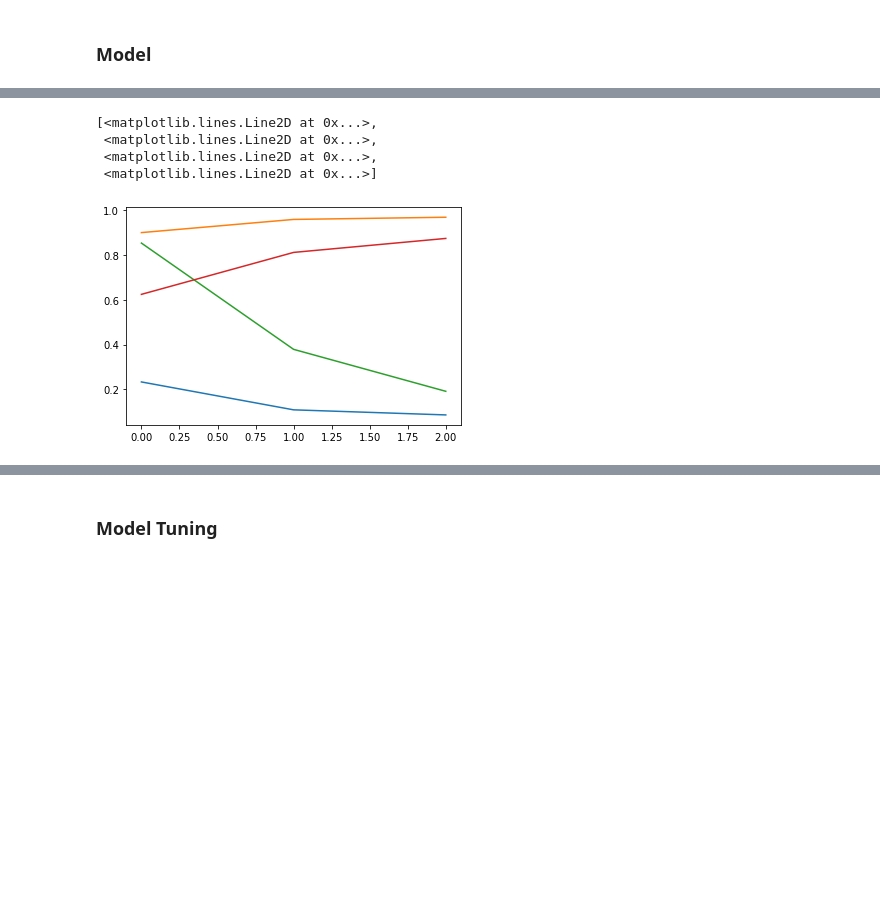
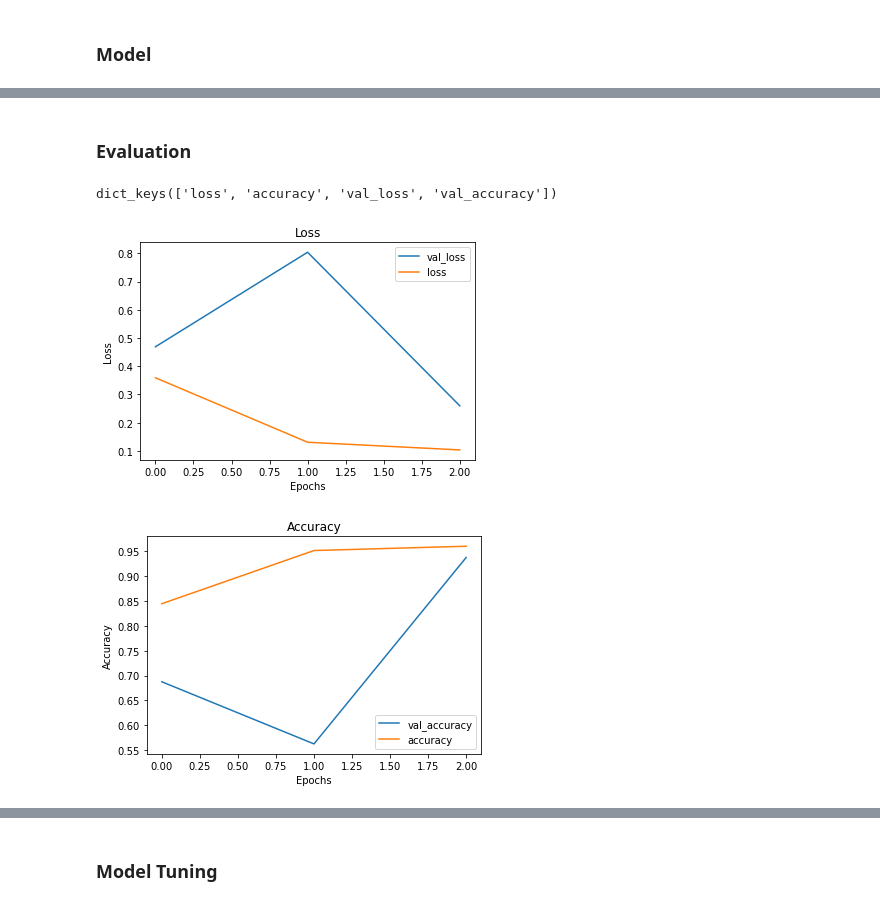
Before and after one commit to edejesus196/Chest_X-Ray_Images, a Jupyter notebook: main_notebook.ipynb, the cells around one changed output, grey strips where cells are left out. Saved outputs shown, nothing was run; the diff lists cells and outputs as text; code cells hidden in the pictures; blank space fills up the shorter version.

```diff
--- a/main_notebook.ipynb
+++ b/main_notebook.ipynb
@@ -18,15 +18,15 @@ val_data_dir = "chest_xray/val"
 
 idg = ImageDataGenerator(rescale=1./255)
 
-train_generator = idg.flow_from_directory(train_data_dir,
+train_generator = idg.flow_from_directory(train_data_dir, color_mode = 'grayscale',
                                           target_size =(128, 128),
                                           batch_size = 32,
                                           class_mode = 'binary')
-test_generator = idg.flow_from_directory(test_data_dir,
+test_generator = idg.flow_from_directory(test_data_dir, color_mode = 'grayscale',
                                         target_size =(128,128),
                                         batch_size = 32,
                                         class_mode = 'binary')
-valid_generator = idg.flow_from_directory(val_data_dir,
+valid_generator = idg.flow_from_directory(val_data_dir, color_mode = 'grayscale',
                                          target_size = (128, 128),
                                          batch_size = 32,
                                          class_mode = 'binary')
@@ -39,11 +39,11 @@ Found 16 images belonging to 2 classes.
 # %%
 model = Sequential()
 
-model.add(Conv2D(32,3, activation = 'relu', input_shape = (128, 128, 3)))
+model.add(Conv2D(32,1, activation = 'relu', input_shape = (128, 128, 1)))
 
 model.add(MaxPool2D(pool_size = 2))
 
-model.add(Conv2D(32, 3, activation = 'relu'))
+model.add(Conv2D(32, 1, activation = 'relu'))
 
 model.add(MaxPool2D(pool_size = 3))
 
@@ -90,11 +88,35 @@ Epoch 3/3
-# %%
-plt.plot(pd.DataFrame(hist.history))
-# %% [output]
-[<matplotlib.lines.Line2D at 0x...>,
- <matplotlib.lines.Line2D at 0x...>,
- <matplotlib.lines.Line2D at 0x...>,
- <matplotlib.lines.Line2D at 0x...>]
-[figure, removed]
+# %% [markdown]
+### Evaluation
+# %%
+hist_dict = hist.history
+print(hist_dict.keys())
+# %% [output]
+dict_keys(['loss', 'accuracy', 'val_loss', 'val_accuracy'])
+# %%
+def visualize_training_results(results):
+    history = results.history
+    plt.figure()
+    plt.plot(history['val_loss'])
+    plt.plot(history['loss'])
+    plt.legend(['val_loss', 'loss'])
+    plt.title('Loss')
+    plt.xlabel('Epochs')
+    plt.ylabel('Loss')
+    plt.show()
+
+    plt.figure()
+    plt.plot(history['val_accuracy'])
+    plt.plot(history['accuracy'])
+    plt.legend(['val_accuracy', 'accuracy'])
+    plt.title('Accuracy')
+    plt.xlabel('Epochs')
+    plt.ylabel('Accuracy')
+    plt.show()
+# %%
+visualize_training_results(hist)
+# %% [output]
+[figure, added]
+[figure, added]
 # %%
 model.evaluate(test_generator)
 # %% [output]
```
Also changed, not shown: parts of 4 cells of this notebook.
